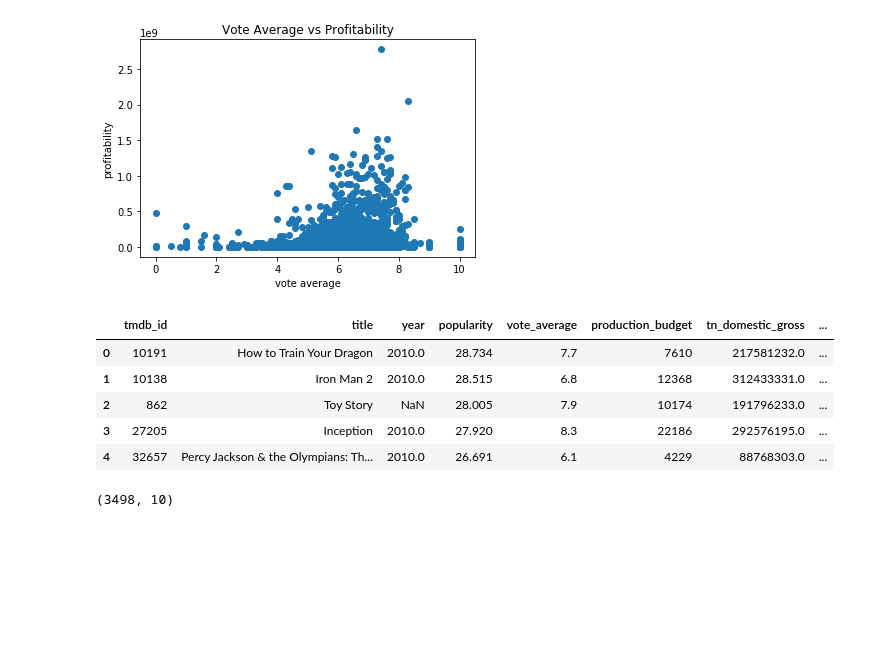
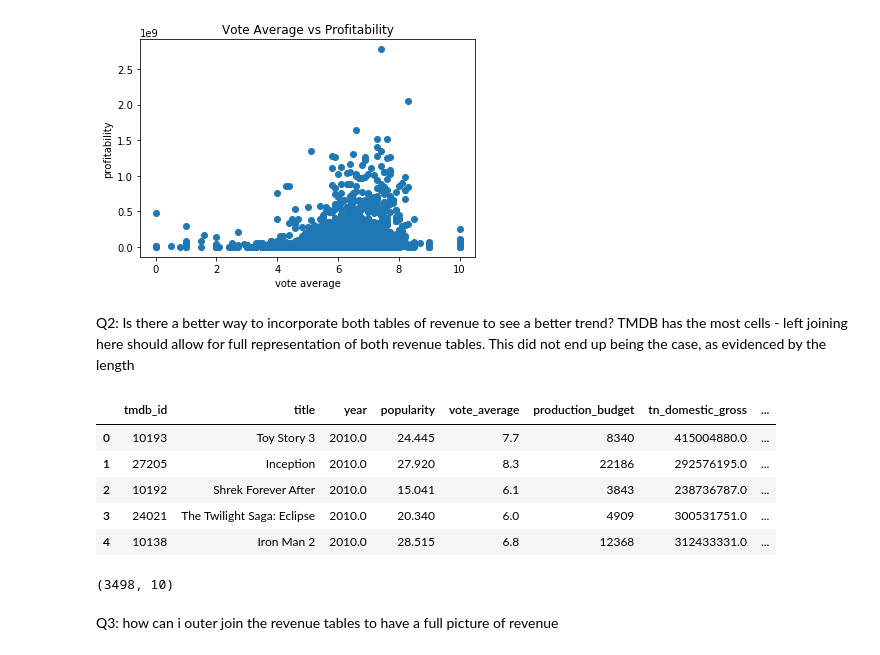
Before and after one commit to polyglottraveler/projectkr, a Jupyter notebook: sql_v0-kca.ipynb, the cells around one changed output. Saved outputs shown, nothing was run; the diff lists cells and outputs as text; code cells hidden in the pictures; blank space fills up the shorter version.

```diff
--- a/sql_v0-kca.ipynb
+++ b/sql_v0-kca.ipynb
@@ -62,8 +65,11 @@ plt.ylabel('profitability')
 # %% [output]
 Text(0, 0.5, 'profitability')
 [figure]
+# %% [markdown]
+Q2: Is there a better way to incorporate both tables of revenue to see a better trend?
+TMDB has the most cells - left joining here should allow for full representation of both revenue tables. This did not end up being the case, as evidenced by the length
 # %%
-join_profit_tables_query = """SELECT DISTINCT
+join_tmdb_rev_tables_query = """SELECT DISTINCT
     t.id as tmdb_id,
     t.title,
     year,
@@ -86,14 +92,14 @@ WHERE
         OR b.domestic_gross IS NOT NULL
         OR b.foreign_gross IS NOT NULL)
 """
-df_profitability =  pd.read_sql_query(join_profit_tables_query, con)
-df_profitability[df_profitability.columns[6:8]] = df_profitability[df_profitability.columns[6:8]].replace('[\$,]', '', regex=True).astype(float)
+df_tmdb_rev =  pd.read_sql_query(join_tmdb_rev_tables_query, con)
+df_tmdb_rev[df_tmdb_rev.columns[6:8]] = df_tmdb_rev[df_tmdb_rev.columns[6:8]].replace('[\$,]', '', regex=True).astype(float)
 # %%
-df_profitability.head()
+df_tmdb_rev.head()
 # %% [output]
 |  | tmdb_id | title | year | popularity | vote_average | production_budget | tn_domestic_gross | ... |
-| 0 | 10191 | How to Train Your Dragon | 2010.0 | 28.734 | 7.7 | 7610 | 217581232.0 | ... |
-| 1 | 10138 | Iron Man 2 | 2010.0 | 28.515 | 6.8 | 12368 | 312433331.0 | ... |
-| 2 | 862 | Toy Story | NaN | 28.005 | 7.9 | 10174 | 191796233.0 | ... |
-| 3 | 27205 | Inception | 2010.0 | 27.920 | 8.3 | 22186 | 292576195.0 | ... |
-| 4 | 32657 | Percy Jackson & the Olympians: Th... | 2010.0 | 26.691 | 6.1 | 4229 | 88768303.0 | ... |
+| 0 | 10193 | Toy Story 3 | 2010.0 | 24.445 | 7.7 | 8340 | 415004880.0 | ... |
+| 1 | 27205 | Inception | 2010.0 | 27.920 | 8.3 | 22186 | 292576195.0 | ... |
+| 2 | 10192 | Shrek Forever After | 2010.0 | 15.041 | 6.1 | 3843 | 238736787.0 | ... |
+| 3 | 24021 | The Twilight Saga: Eclipse | 2010.0 | 20.340 | 6.0 | 4909 | 300531751.0 | ... |
+| 4 | 10138 | Iron Man 2 | 2010.0 | 28.515 | 6.8 | 12368 | 312433331.0 | ... |
@@ -104,3 +110,5 @@ df_profitability.shape
 # %% [output]
 (3498, 10)
+# %% [markdown]
+Q3: how can i outer join the revenue tables to have a full picture of revenue
 # %%
```
Also changed, not shown: parts of 11 cells of this notebook.
